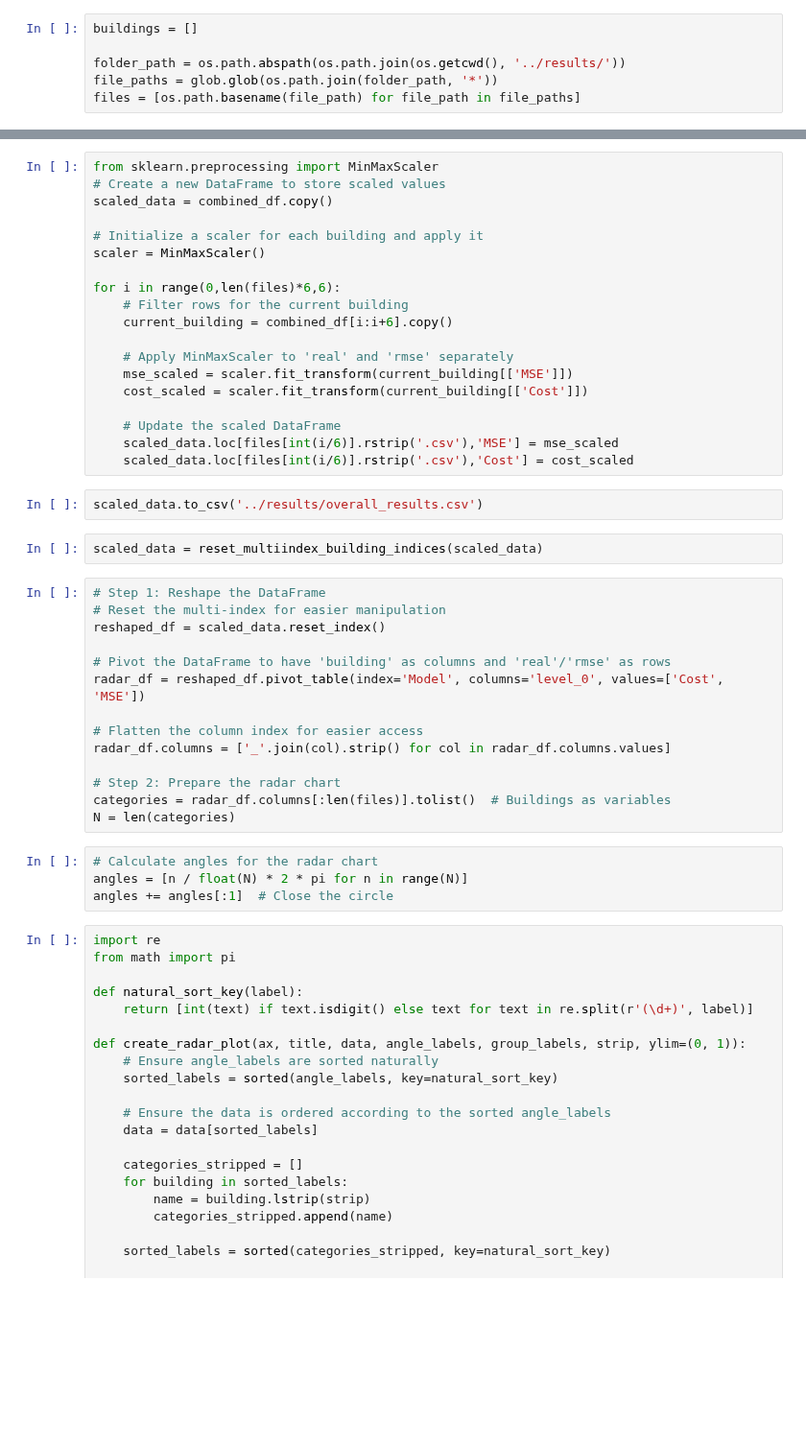
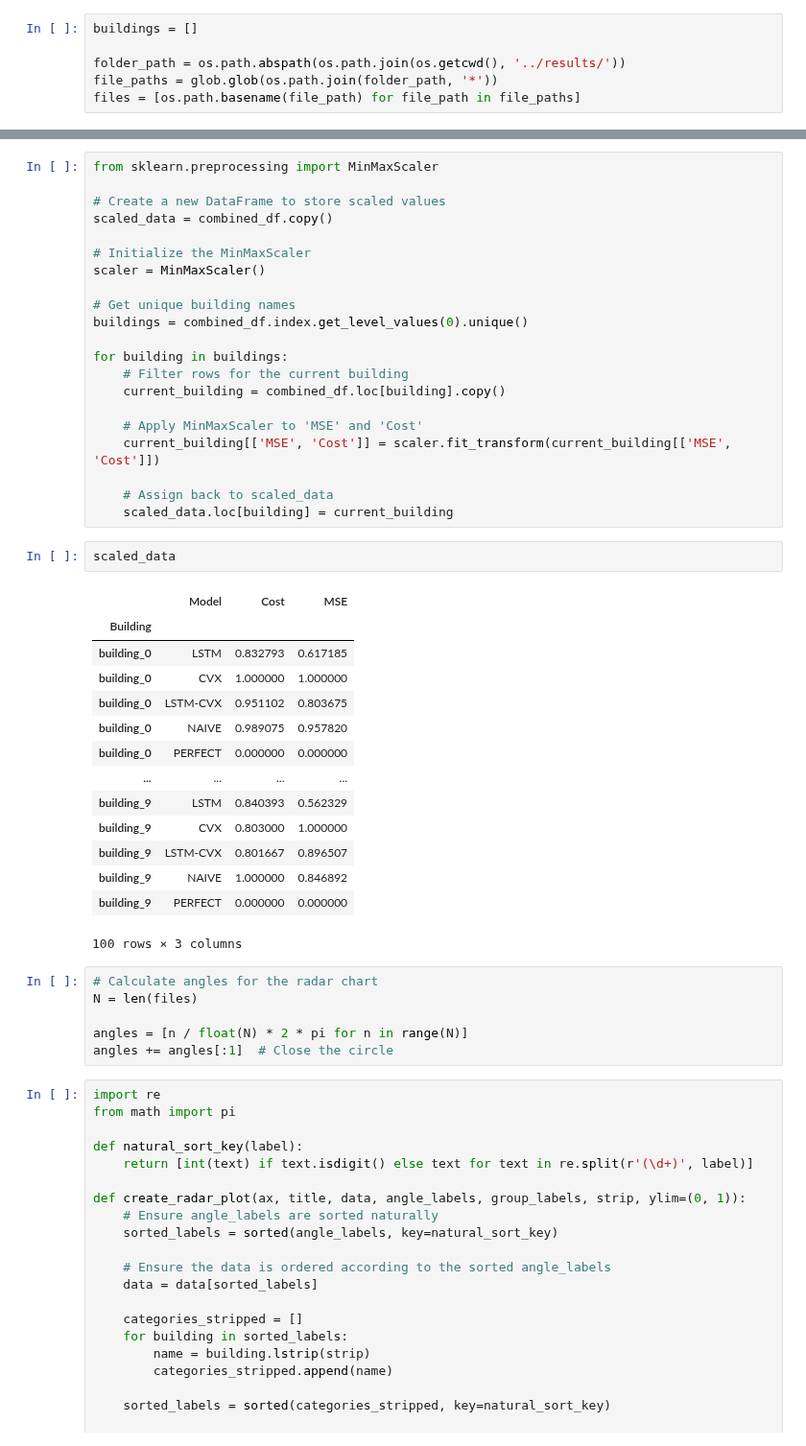
Before and after one commit to Joris-Dprtr/DFL_PVB, a Jupyter notebook: notebooks/figures.ipynb, the cells around one changed output, grey strips where cells are left out. Shown at 96% size. Drawn from its saved outputs; the diff is of its cells as text; blank space fills up the shorter version.

```diff
--- a/notebooks/figures.ipynb
+++ b/notebooks/figures.ipynb
@@ -83,42 +70,45 @@ def reset_multiindex_building_indices(df):
 # %%
 from sklearn.preprocessing import MinMaxScaler
+
 # Create a new DataFrame to store scaled values
 scaled_data = combined_df.copy()
 
-# Initialize a scaler for each building and apply it
+# Initialize the MinMaxScaler
 scaler = MinMaxScaler()
 
-for i in range(0,len(files)*6,6):
+# Get unique building names
+buildings = combined_df.index.get_level_values(0).unique()
+
+for building in buildings:
     # Filter rows for the current building
-    current_building = combined_df[i:i+6].copy()
+    current_building = combined_df.loc[building].copy()
 
-    # Apply MinMaxScaler to 'real' and 'rmse' separately
-    mse_scaled = scaler.fit_transform(current_building[['MSE']])
-    cost_scaled = scaler.fit_transform(current_building[['Cost']])
+    # Apply MinMaxScaler to 'MSE' and 'Cost'
+    current_building[['MSE', 'Cost']] = scaler.fit_transform(current_building[['MSE', 'Cost']])
 
-    # Update the scaled DataFrame
-    scaled_data.loc[files[int(i/6)].rstrip('.csv'),'MSE'] = mse_scaled
-    scaled_data.loc[files[int(i/6)].rstrip('.csv'),'Cost'] = cost_scaled
+    # Assign back to scaled_data
+    scaled_data.loc[building] = current_building
-# %%
-scaled_data.to_csv('../results/overall_results.csv')
-# %%
-scaled_data = reset_multiindex_building_indices(scaled_data)
-# %%
-# Step 1: Reshape the DataFrame
-# Reset the multi-index for easier manipulation
-reshaped_df = scaled_data.reset_index()
-
-# Pivot the DataFrame to have 'building' as columns and 'real'/'rmse' as rows
-radar_df = reshaped_df.pivot_table(index='Model', columns='level_0', values=['Cost', 'MSE'])
-
-# Flatten the column index for easier access
-radar_df.columns = ['_'.join(col).strip() for col in radar_df.columns.values]
-
-# Step 2: Prepare the radar chart
-categories = radar_df.columns[:len(files)].tolist()  # Buildings as variables
-N = len(categories)
+# %%
+scaled_data
+# %% [output]
+|  | Model | Cost | MSE |
+| Building |  |  |  |
+| building_0 | LSTM | 0.832793 | 0.617185 |
+| building_0 | CVX | 1.000000 | 1.000000 |
+| building_0 | LSTM-CVX | 0.951102 | 0.803675 |
+| building_0 | NAIVE | 0.989075 | 0.957820 |
+| building_0 | PERFECT | 0.000000 | 0.000000 |
+| ... | ... | ... | ... |
+| building_9 | LSTM | 0.840393 | 0.562329 |
+| building_9 | CVX | 0.803000 | 1.000000 |
+| building_9 | LSTM-CVX | 0.801667 | 0.896507 |
+| building_9 | NAIVE | 1.000000 | 0.846892 |
+| building_9 | PERFECT | 0.000000 | 0.000000 |
+100 rows × 3 columns
 # %%
 # Calculate angles for the radar chart
+N = len(files)
+
 angles = [n / float(N) * 2 * pi for n in range(N)]
 angles += angles[:1]  # Close the circle
 # %%
```
Also changed, not shown: parts of 13 cells of this notebook.
